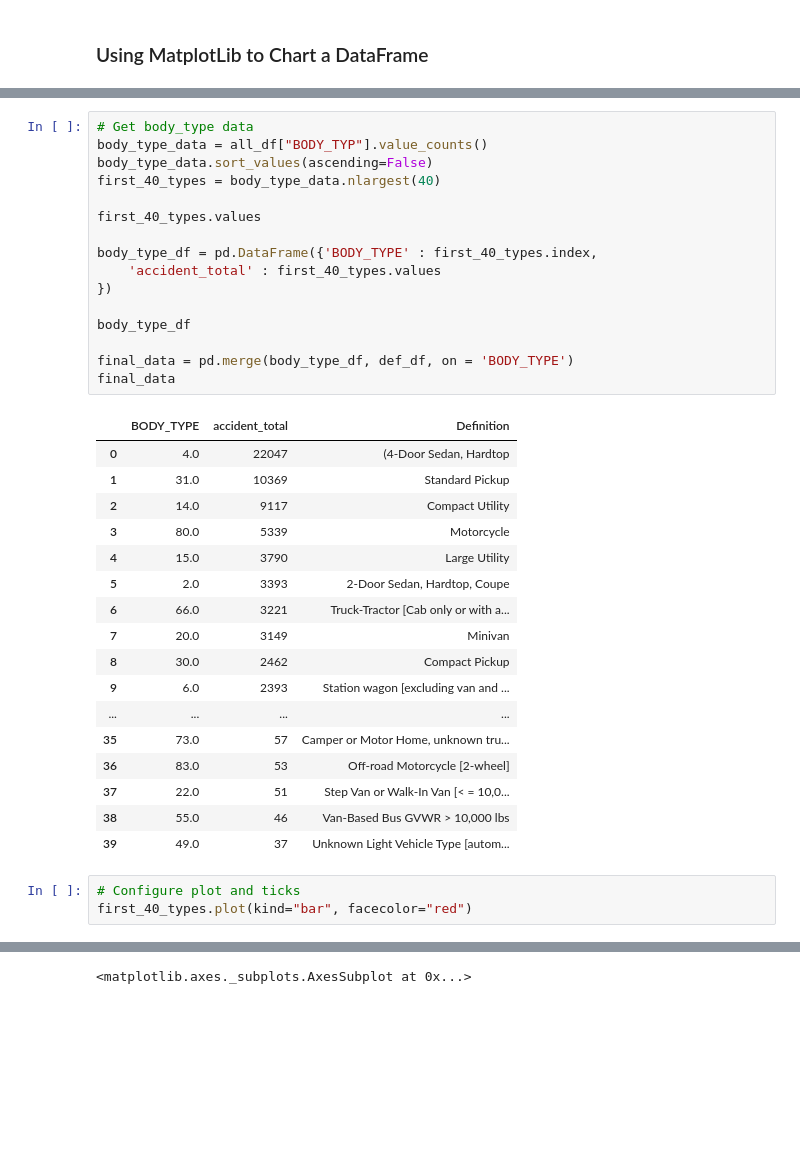
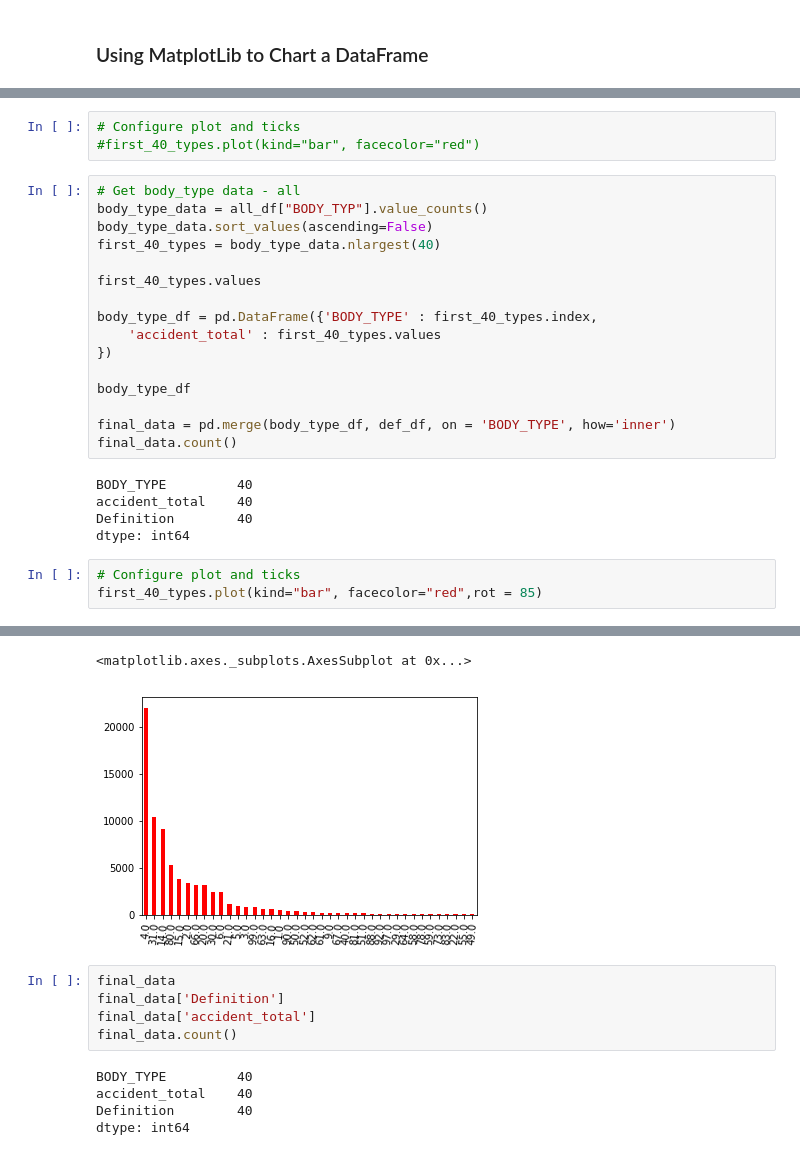
Before and after one commit to chriscapistrano/traffic_data, a Jupyter notebook: car_type_presentation.ipynb, the cells around one changed output, grey strips where cells are left out. Drawn from its saved outputs; the diff is of its cells as text; blank space fills up the shorter version.

```diff
--- a/car_type_presentation.ipynb
+++ b/car_type_presentation.ipynb
@@ -39,5 +56,8 @@ def_df.head()
+# %%
+# Configure plot and ticks
+#first_40_types.plot(kind="bar", facecolor="red")
 # %%
-# Get body_type data
+# Get body_type data - all
 body_type_data = all_df["BODY_TYP"].value_counts()
 body_type_data.sort_values(ascending=False)
 first_40_types = body_type_data.nlargest(40)
@@ -50,27 +70,14 @@ body_type_df = pd.DataFrame({'BODY_TYPE' : first_40_types.index,
 
 body_type_df
 
-final_data = pd.merge(body_type_df, def_df, on = 'BODY_TYPE')
-final_data
+final_data = pd.merge(body_type_df, def_df, on = 'BODY_TYPE', how='inner')
+final_data.count()
 # %% [output]
-|  | BODY_TYPE | accident_total | Definition |
-| 0 | 4.0 | 22047 | (4-Door Sedan, Hardtop |
-| 1 | 31.0 | 10369 | Standard Pickup |
-| 2 | 14.0 | 9117 | Compact Utility |
-| 3 | 80.0 | 5339 | Motorcycle |
-| 4 | 15.0 | 3790 | Large Utility |
-| 5 | 2.0 | 3393 | 2-Door Sedan, Hardtop, Coupe |
-| 6 | 66.0 | 3221 | Truck-Tractor [Cab only or with a... |
-| 7 | 20.0 | 3149 | Minivan |
-| 8 | 30.0 | 2462 | Compact Pickup |
-| 9 | 6.0 | 2393 | Station wagon [excluding van and ... |
-| ... | ... | ... | ... |
-| 35 | 73.0 | 57 | Camper or Motor Home, unknown tru... |
-| 36 | 83.0 | 53 | Off-road Motorcycle [2-wheel] |
-| 37 | 22.0 | 51 | Step Van or Walk-In Van [< = 10,0... |
-| 38 | 55.0 | 46 | Van-Based Bus GVWR > 10,000 lbs |
-| 39 | 49.0 | 37 | Unknown Light Vehicle Type [autom... |
+BODY_TYPE         40
+accident_total    40
+Definition        40
+dtype: int64
 # %%
 # Configure plot and ticks
-first_40_types.plot(kind="bar", facecolor="red")
+first_40_types.plot(kind="bar", facecolor="red",rot = 85)
 # %% [output]
@@ -79,4 +84,15 @@ first_40_types.plot(kind="bar", facecolor="red")
 <matplotlib.axes._subplots.AxesSubplot at 0x...>
+[figure, added]
+# %%
+final_data
+final_data['Definition']
+final_data['accident_total']
+final_data.count()
+# %% [output]
+BODY_TYPE         40
+accident_total    40
+Definition        40
+dtype: int64
 # %%
 # x_axis = np.arange(0, 40)
 # tick_locations = []
```
Also changed, not shown: parts of 6 cells of this notebook, 1 other file.
